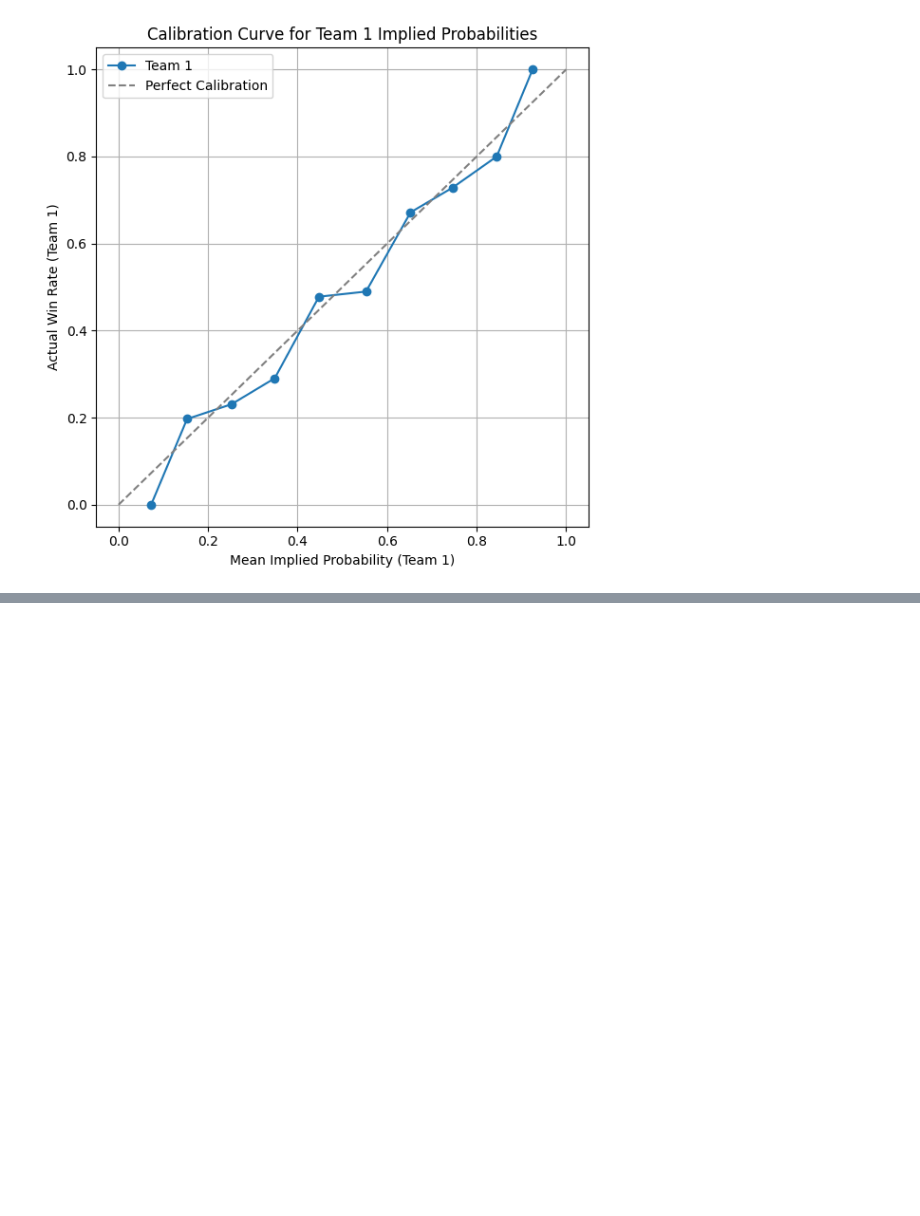
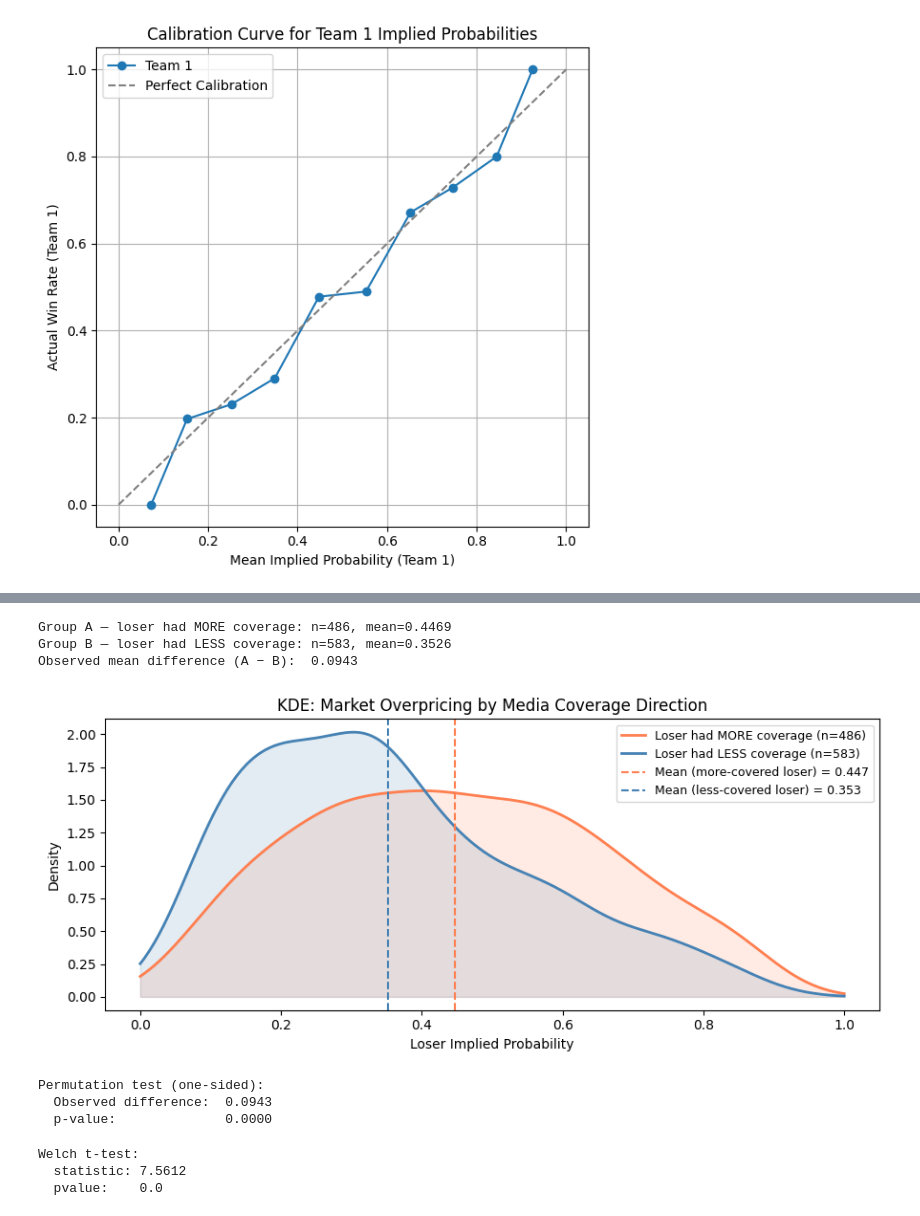
Before and after one commit to nfairhart/ICS_604_Final, a Jupyter notebook: nick_analysis.ipynb, the cells around one changed output, grey strips where cells are left out. Saved outputs shown, nothing was run; the diff lists cells and outputs as text; code cells hidden in the pictures; blank space fills up the shorter version.

```diff
--- a/nick_analysis.ipynb
+++ b/nick_analysis.ipynb
@@ -142,0 +242,72 @@ plt.show()
+# %%
+pos_vals = df[df['media_disparity_loser'] > 0]['loser_implied_prob'].dropna().values
+neg_vals = df[df['media_disparity_loser'] <= 0]['loser_implied_prob'].dropna().values
+
+observed_diff = pos_vals.mean() - neg_vals.mean()
+
+print(f'Group A — loser had MORE coverage: n={len(pos_vals):,}, mean={pos_vals.mean():.4f}')
+print(f'Group B — loser had LESS coverage: n={len(neg_vals):,}, mean={neg_vals.mean():.4f}')
+print(f'Observed mean difference (A − B):  {observed_diff:.4f}')
+# %% [output]
+Group A — loser had MORE coverage: n=486, mean=0.4469
+Group B — loser had LESS coverage: n=583, mean=0.3526
+Observed mean difference (A − B):  0.0943
+# %%
+# Gaussian KDE: pricing-error distributions for high-coverage vs low-coverage losers
+# Split on SIGNED disparity — positive = loser had more coverage, negative = loser had less
+pos_group = df[df['media_disparity_loser'] > 0]['loser_implied_prob'].dropna()
+neg_group = df[df['media_disparity_loser'] <= 0]['loser_implied_prob'].dropna()
+
+kde_pos = scipy.stats.gaussian_kde(pos_group)
+kde_neg = scipy.stats.gaussian_kde(neg_group)
+x_vals = np.linspace(0, 1, 300)
+
+plt.figure(figsize=(9, 4))
+plt.plot(x_vals, kde_pos(x_vals), color='coral', linewidth=2, label=f'Loser had MORE coverage (n={len(pos_group):,})')
+plt.plot(x_vals, kde_neg(x_vals), color='steelblue', linewidth=2, label=f'Loser had LESS coverage (n={len(neg_group):,})')
+plt.fill_between(x_vals, kde_pos(x_vals), alpha=0.15, color='coral')
+plt.fill_between(x_vals, kde_neg(x_vals), alpha=0.15, color='steelblue')
+plt.axvline(pos_group.mean(), color='coral', linestyle='--', linewidth=1.5,
+            label=f'Mean (more-covered loser) = {pos_group.mean():.3f}')
+plt.axvline(neg_group.mean(), color='steelblue', linestyle='--', linewidth=1.5,
+            label=f'Mean (less-covered loser) = {neg_group.mean():.3f}')
+plt.xlabel('Loser Implied Probability')
+plt.ylabel('Density')
+plt.title('KDE: Market Overpricing by Media Coverage Direction')
+plt.legend(fontsize=9)
+plt.tight_layout()
+plt.savefig('fig_sentiment_dist.png', dpi=150, bbox_inches='tight')
+plt.show()
+# %% [output]
+[figure, added]
+# %%
+# Permutation test (one-sided): H1 = Group A mean > Group B mean
+nb_permutations = 10_000
+combined = np.concatenate([pos_vals, neg_vals])
+nb_pos = len(pos_vals)
+
+perm_diffs = []
+for i in range(nb_permutations):
+    perm = np.random.permutation(combined)
+    perm_diffs.append(perm[:nb_pos].mean() - perm[nb_pos:].mean())
+
+p_val_permutation = np.mean(np.array(perm_diffs) >= observed_diff)
+
+print(f'Permutation test (one-sided):')
+print(f'  Observed difference:  {observed_diff:.4f}')
+print(f'  p-value:              {p_val_permutation:.4f}')
+# %% [output]
+Permutation test (one-sided):
+  Observed difference:  0.0943
+  p-value:              0.0000
+# %%
+# Welch t-test (does not assume equal variance)
+result = scipy.stats.ttest_ind(pos_vals, neg_vals, equal_var=False)
+
+print('Welch t-test:')
+print(f'  statistic: {round(result.statistic, 4)}')
+print(f'  pvalue:    {round(result.pvalue, 4)}')
+# %% [output]
+Welch t-test:
+  statistic: 7.5612
+  pvalue:    0.0
```
Also changed, not shown: parts of 24 cells of this notebook, 11 other files.
